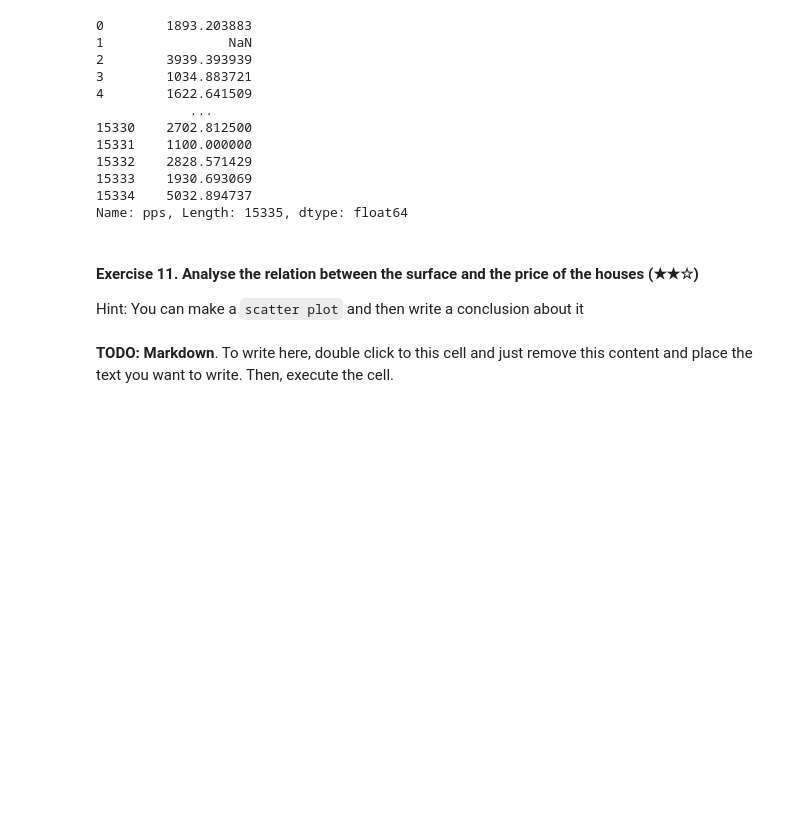
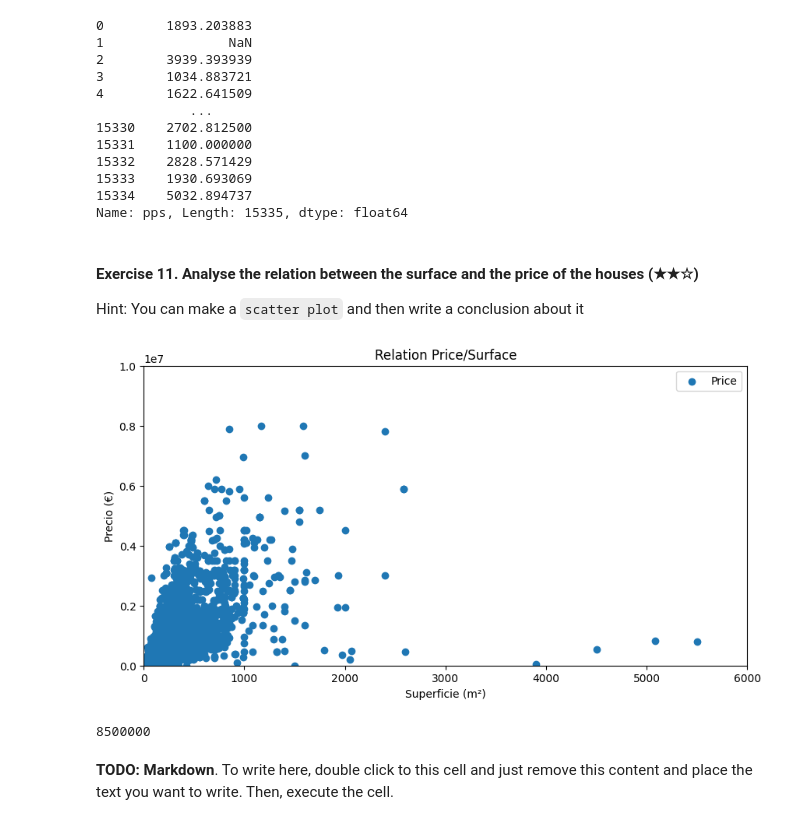
Before and after one commit to SamuelHollis/Final_project_Samu_realestate-datacleanup-exercise, a Jupyter notebook: project.ipynb, the cells around one changed output. Drawn from its saved outputs; the diff is of its cells as text; code cells hidden in the pictures; blank space fills up the shorter version.

```diff
--- a/project.ipynb
+++ b/project.ipynb
@@ -217,7 +217,19 @@ Name: pps, Length: 15335, dtype: float64
 
 Hint: You can make a `scatter plot` and then write a conclusion about it
 # %%
-# TODO: Code
+plt.figure(figsize = (10, 5))
+
+plt.scatter(ds['surface'], ds['price'], label = "Price")
+plt.xlabel("Superficie (m²)")
+plt.ylabel("Precio (€)")
+plt.xlim(0, 6000)
+plt.ylim(0, 10000000)
+plt.title("Relation Price/Surface")
+plt.legend()
+plt.show()
+# %% [output]
+[figure, added]
+8500000
 # %% [markdown]
 **TODO: Markdown**. To write here, double click to this cell and just remove this content and place the text you want to write. Then, execute the cell.
 # %% [markdown]
```
